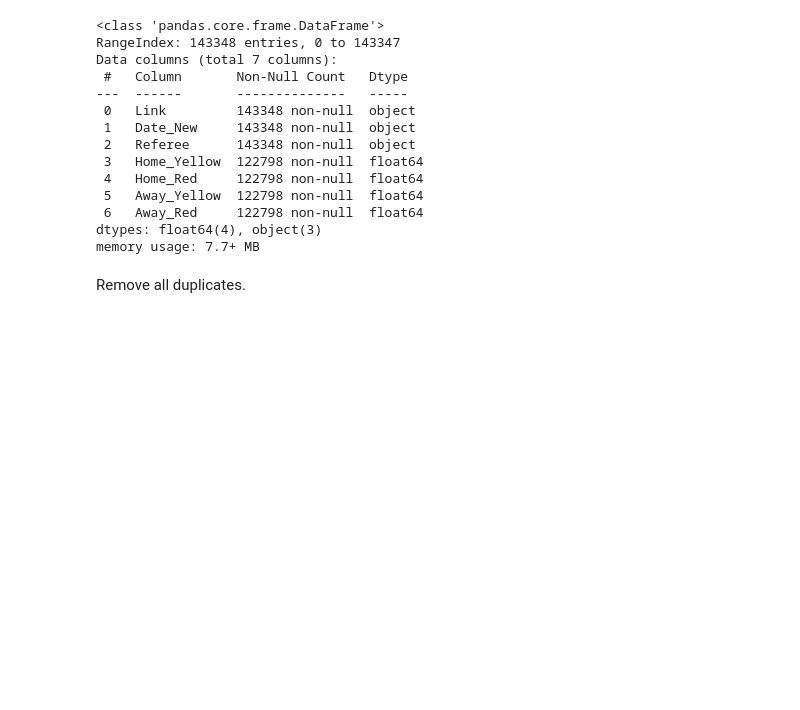
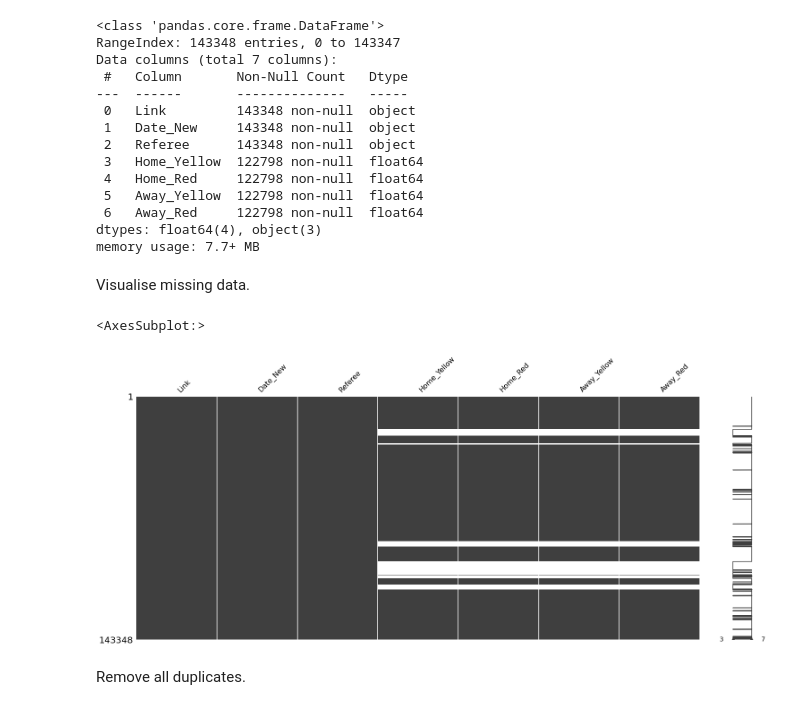
Before and after one commit to jonnysniper13/Football_Match_Outcome_Prediction, a Jupyter notebook: project/i_extract_and_clean.ipynb, the cells around one changed output. Saved outputs shown, nothing was run; the diff lists cells and outputs as text; code cells hidden in the pictures; blank space fills up the shorter version.

```diff
--- a/project/i_extract_and_clean.ipynb
+++ b/project/i_extract_and_clean.ipynb
@@ -168,6 +177,14 @@ Data columns (total 7 columns):
  6   Away_Red     122798 non-null  float64
 dtypes: float64(4), object(3)
 memory usage: 7.7+ MB
+# %% [markdown]
+Visualise missing data.
+# %%
+%matplotlib inline
+msno.matrix(match_df)
+# %% [output]
+<AxesSubplot:>
+[figure, added]
 # %% [markdown]
 Remove all duplicates.
 # %%
```
Also changed, not shown: parts of 5 cells of this notebook, 3 other files.
